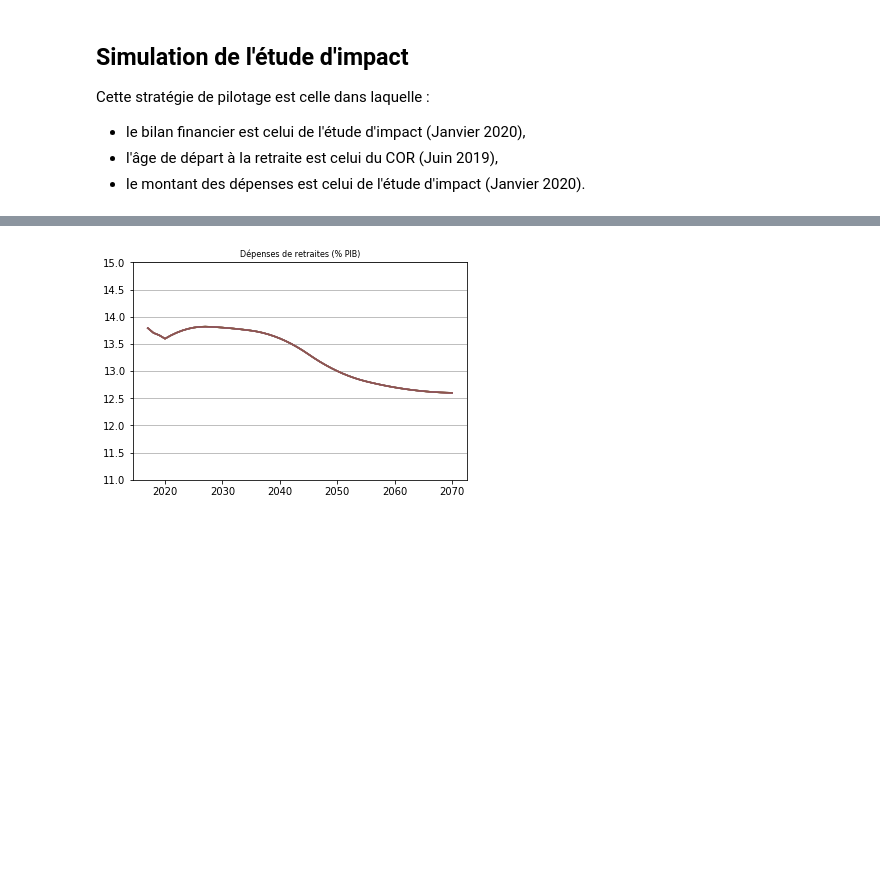
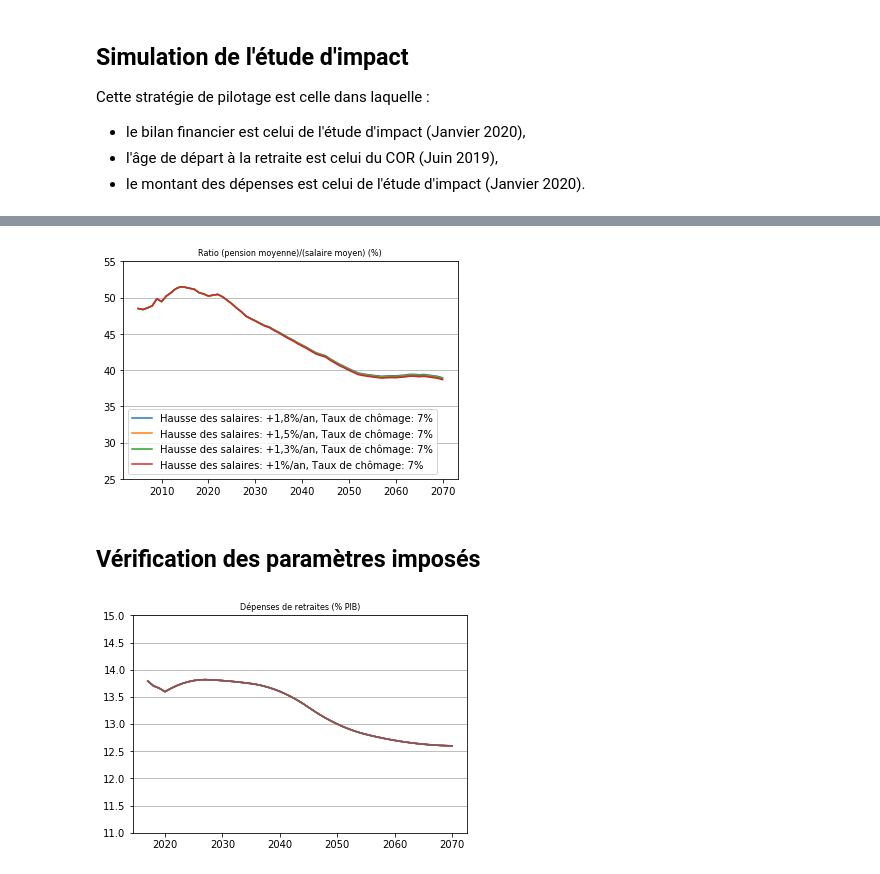
Before and after one commit to brunoscherrer/retraites, a Jupyter notebook: doc/simulation-Etude-Impact.ipynb, the cells around one changed output, grey strips where cells are left out. Cells and saved outputs as stored; diff of their text form; code cells hidden in the pictures; blank space fills up the shorter version.

```diff
--- a/doc/simulation-Etude-Impact.ipynb
+++ b/doc/simulation-Etude-Impact.ipynb
@@ -228,3 +342,10 @@ analyse.plot_legend()
+# %%
+analyse.graphique(analyse.P,"P", draw_legend = True, scenarios_indices = range(1,5))
+pl.grid(axis="y")
+# %% [output]
+[figure, added]
+# %% [markdown]
+## Vérification des paramètres imposés
 # %%
 analyse.graphique(analyse.Depenses,"Depenses")
 pl.grid(axis="y")
```
Also changed, not shown: parts of 25 cells of this notebook.
